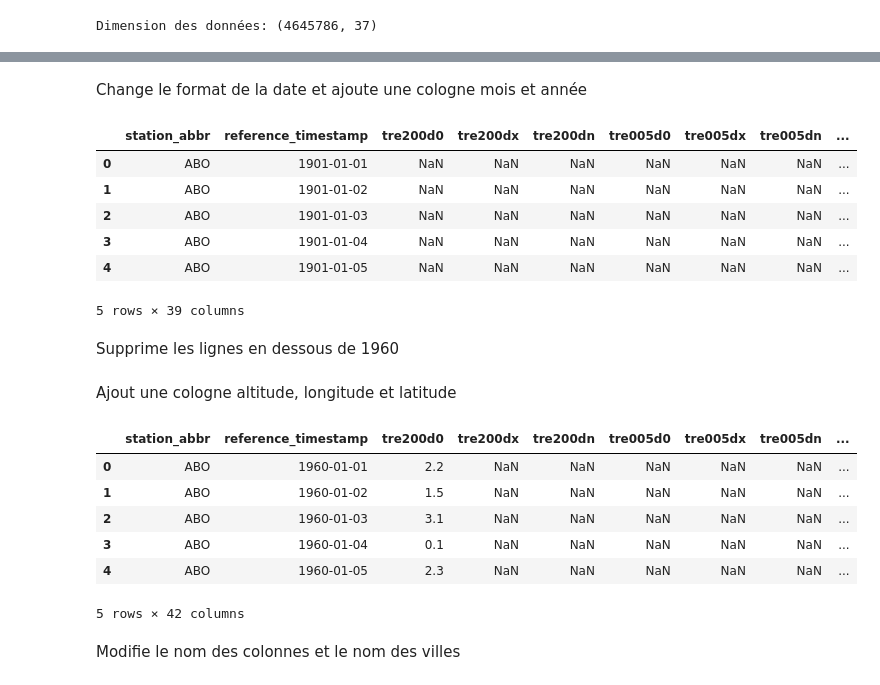
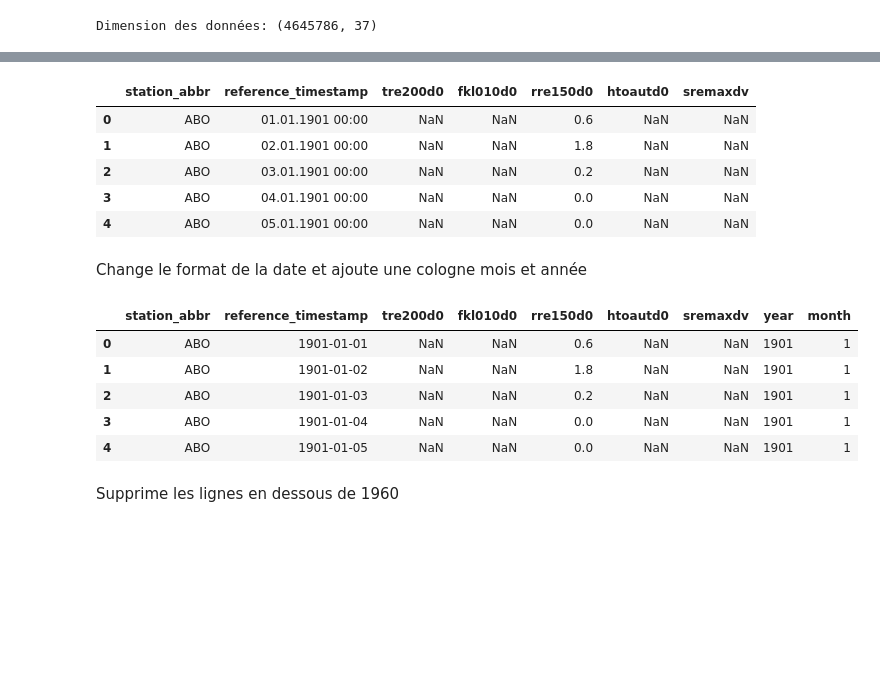
Before and after one commit to Inertie78/StatisticalWeather, a Jupyter notebook: statisticalWeather.ipynb, the cells around one changed output, grey strips where cells are left out. Cells and saved outputs as stored; diff of their text form; code cells hidden in the pictures; blank space fills up the shorter version.

```diff
--- a/statisticalWeather.ipynb
+++ b/statisticalWeather.ipynb
@@ -82,19 +90,35 @@ Dimension des données: (4645786, 37)
+# %%
+columns_list = ['station_abbr','reference_timestamp','tre200d0','fkl010d0','rre150d0', 'htoautd0', 'sremaxdv']
+
+complete_list = list(columns_identifier['parameter_shortname'])
+
+column_names = dataWeather.columns.tolist()
+
+dif_list = list(set(column_names) ^ set(columns_list))
+
+dataWeather_select = dataWeather.drop(columns=dif_list, axis=1)
+
+dataWeather_select.head()
+# %% [output]
+|  | station_abbr | reference_timestamp | tre200d0 | fkl010d0 | rre150d0 | htoautd0 | sremaxdv |
+| 0 | ABO | 01.01.1901 00:00 | NaN | NaN | 0.6 | NaN | NaN |
+| 1 | ABO | 02.01.1901 00:00 | NaN | NaN | 1.8 | NaN | NaN |
+| 2 | ABO | 03.01.1901 00:00 | NaN | NaN | 0.2 | NaN | NaN |
+| 3 | ABO | 04.01.1901 00:00 | NaN | NaN | 0.0 | NaN | NaN |
+| 4 | ABO | 05.01.1901 00:00 | NaN | NaN | 0.0 | NaN | NaN |
 # %% [markdown]
 Change le format de la date et ajoute une cologne mois et année
 # %%
-dataWeather['reference_timestamp'] = pd.to_datetime(dataWeather['reference_timestamp'], format='%d.%m.%Y %H:%M')
-dataWeather['year'] = dataWeather['reference_timestamp'].dt.year
-dataWeather['month'] = dataWeather['reference_timestamp'].dt.month
-
-
-dataWeather.head()
+dataWeather_select['reference_timestamp'] = pd.to_datetime(dataWeather_select['reference_timestamp'], format='%d.%m.%Y %H:%M')
+dataWeather_select['year'] = dataWeather_select['reference_timestamp'].dt.year
+dataWeather_select['month'] = dataWeather_select['reference_timestamp'].dt.month
+dataWeather_select.head()
 # %% [output]
-|  | station_abbr | reference_timestamp | tre200d0 | tre200dx | tre200dn | tre005d0 | tre005dx | tre005dn | ... |
-| 0 | ABO | 1901-01-01 | NaN | NaN | NaN | NaN | NaN | NaN | ... |
-| 1 | ABO | 1901-01-02 | NaN | NaN | NaN | NaN | NaN | NaN | ... |
-| 2 | ABO | 1901-01-03 | NaN | NaN | NaN | NaN | NaN | NaN | ... |
-| 3 | ABO | 1901-01-04 | NaN | NaN | NaN | NaN | NaN | NaN | ... |
-| 4 | ABO | 1901-01-05 | NaN | NaN | NaN | NaN | NaN | NaN | ... |
+|  | station_abbr | reference_timestamp | tre200d0 | fkl010d0 | rre150d0 | htoautd0 | sremaxdv | year | month |
+| 0 | ABO | 1901-01-01 | NaN | NaN | 0.6 | NaN | NaN | 1901 | 1 |
+| 1 | ABO | 1901-01-02 | NaN | NaN | 1.8 | NaN | NaN | 1901 | 1 |
+| 2 | ABO | 1901-01-03 | NaN | NaN | 0.2 | NaN | NaN | 1901 | 1 |
+| 3 | ABO | 1901-01-04 | NaN | NaN | 0.0 | NaN | NaN | 1901 | 1 |
+| 4 | ABO | 1901-01-05 | NaN | NaN | 0.0 | NaN | NaN | 1901 | 1 |
-5 rows × 39 columns
 # %% [markdown]
 Supprime les lignes en dessous de 1960
@@ -105,32 +124,0 @@ dataWeather = dataWeather[dataWeather['reference_timestamp'].dt.year >= year_sel
-# %% [markdown]
-Ajout une cologne altitude, longitude et latitude
-# %%
-dataWeather = dataWeather.merge(
-    station_identifier[['station_abbr', 'station_height_masl']],
-    on='station_abbr',
-    how='left'  # ou 'inner' si tu veux ignorer les stations non communes
-)
-
-dataWeather = dataWeather.merge(
-    station_identifier[['station_abbr', 'station_coordinates_wgs84_lat']],
-    on='station_abbr',
-    how='left'  # ou 'inner' si tu veux ignorer les stations non communes
-)
-
-dataWeather = dataWeather.merge(
-    station_identifier[['station_abbr', 'station_coordinates_wgs84_lon']],
-    on='station_abbr',
-    how='left'  # ou 'inner' si tu veux ignorer les stations non communes
-)
-
-dataWeather.head()
-# %% [output]
-|  | station_abbr | reference_timestamp | tre200d0 | tre200dx | tre200dn | tre005d0 | tre005dx | tre005dn | ... |
-| 0 | ABO | 1960-01-01 | 2.2 | NaN | NaN | NaN | NaN | NaN | ... |
-| 1 | ABO | 1960-01-02 | 1.5 | NaN | NaN | NaN | NaN | NaN | ... |
-| 2 | ABO | 1960-01-03 | 3.1 | NaN | NaN | NaN | NaN | NaN | ... |
-| 3 | ABO | 1960-01-04 | 0.1 | NaN | NaN | NaN | NaN | NaN | ... |
-| 4 | ABO | 1960-01-05 | 2.3 | NaN | NaN | NaN | NaN | NaN | ... |
-5 rows × 42 columns
-# %% [markdown]
-Modifie le nom des colonnes et le nom des villes
```
Also changed, not shown: parts of 53 cells of this notebook, 2 other files.
